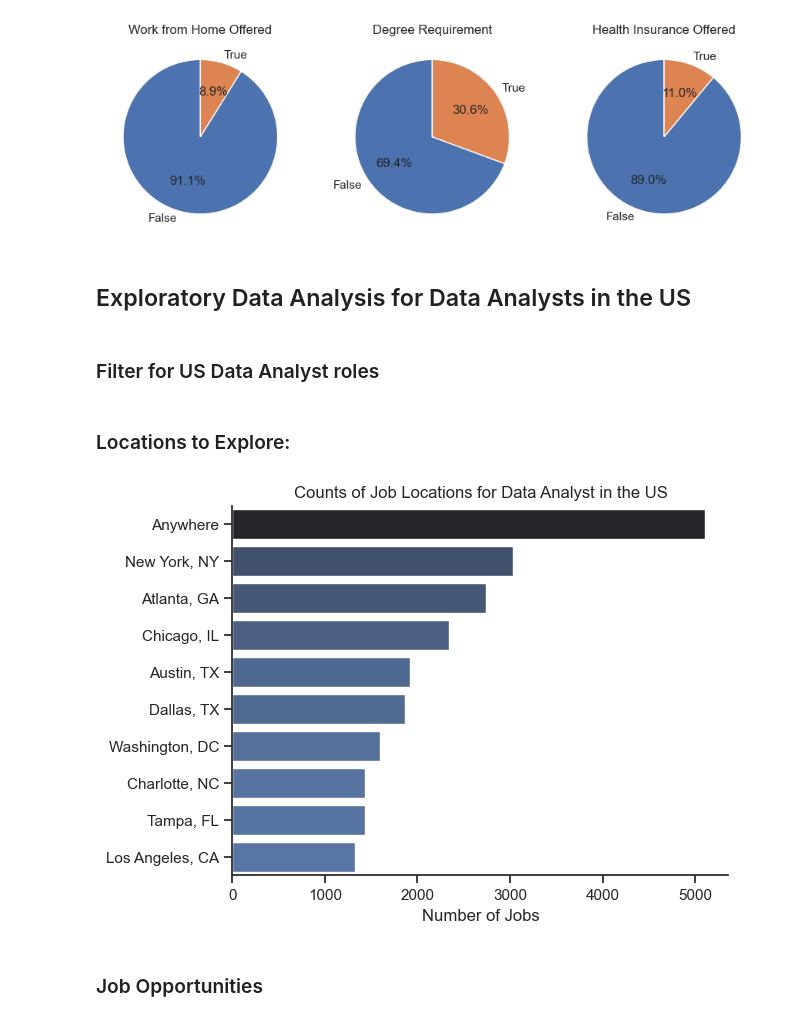
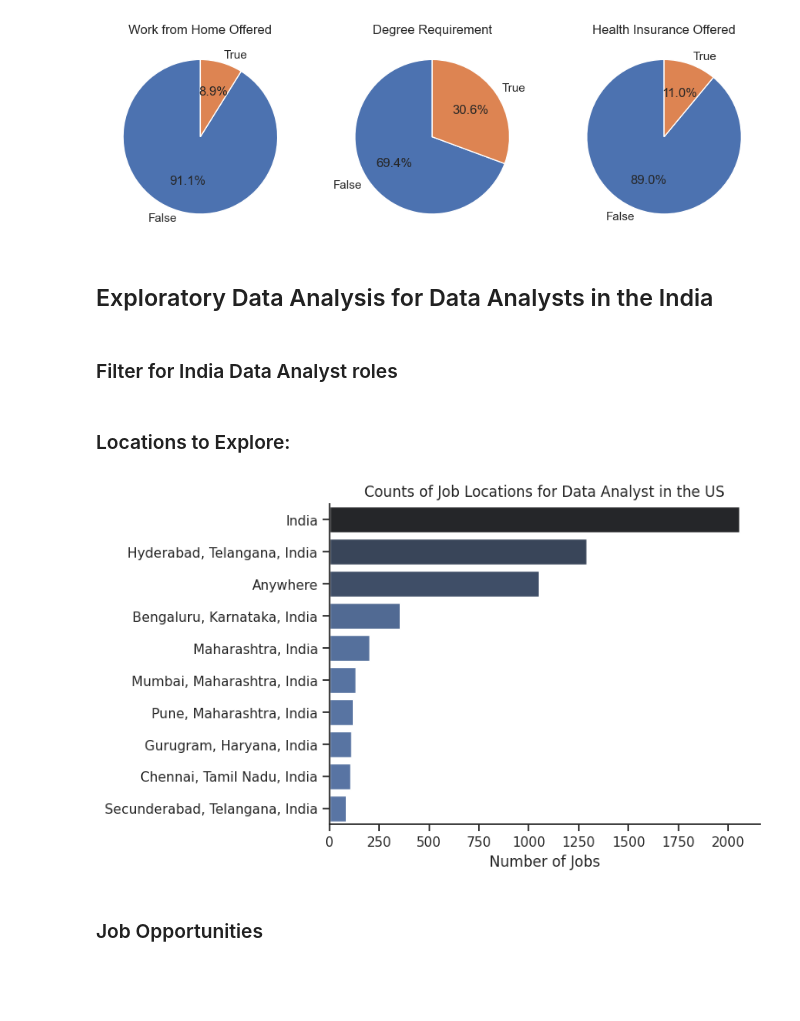
Before and after one commit to utkarsh201314/Data_Analysis_project-jobs-data-analysis-, a Jupyter notebook: 3_Project/1_EDA_Intro.ipynb, the cells around one changed output. Cells and saved outputs as stored; diff of their text form; code cells hidden in the pictures; blank space fills up the shorter version.

```diff
--- a/3_Project/1_EDA_Intro.ipynb
+++ b/3_Project/1_EDA_Intro.ipynb
@@ -97,40 +95,39 @@ plt.show()
 # %% [output]
 [figure]
 # %% [markdown]
-## Exploratory Data Analysis for Data Analysts in the US
+## Exploratory Data Analysis for Data Analysts in the India
 # %%
 # Importing Libraries
 import ast
 import pandas as pd
 import seaborn as sns
-from datasets import load_dataset
+
 import matplotlib.pyplot as plt
 
 # Loading Data
-dataset = load_dataset('lukebarousse/data_jobs')
-df = dataset['train'].to_pandas()
+df =pd.read_csv('/content/drive/MyDrive/Colab Notebooks/data_jobs.csv')
 
 # Data Cleanup
 df['job_posted_date'] = pd.to_datetime(df['job_posted_date'])
 df['job_skills'] = df['job_skills'].apply(lambda x: ast.literal_eval(x) if pd.notna(x) else x)
 # %% [markdown]
-### Filter for US Data Analyst roles
+### Filter for India Data Analyst roles
 # %%
-df_DA_US = df[(df['job_country'] == 'United States') & (df['job_title_short'] == 'Data Analyst')]
+df_DA_India = df[(df['job_country'] == 'India') & (df['job_title_short'] == 'Data Analyst')]
 # %% [markdown]
 ### Locations to Explore:
 # %%
-df_plot = df_DA_US['job_location'].value_counts().head(10).to_frame()
+df_plot = df_DA_India['job_location'].value_counts().head(10).to_frame()
 
 sns.set_theme(style='ticks')
 sns.barplot(data=df_plot, x='count', y='job_location', hue='count', palette='dark:b_r', legend=False)
 sns.despine()
 plt.title('Counts of Job Locations for Data Analyst in the US')
 plt.xlabel('Number of Jobs')
 plt.ylabel('')
 plt.show()
 # %% [output]
-[figure, old version]
+[figure, new version]
 # %% [markdown]
 ### Job Opportunities
 # %%
```
Also changed, not shown: parts of 4 cells of this notebook.
